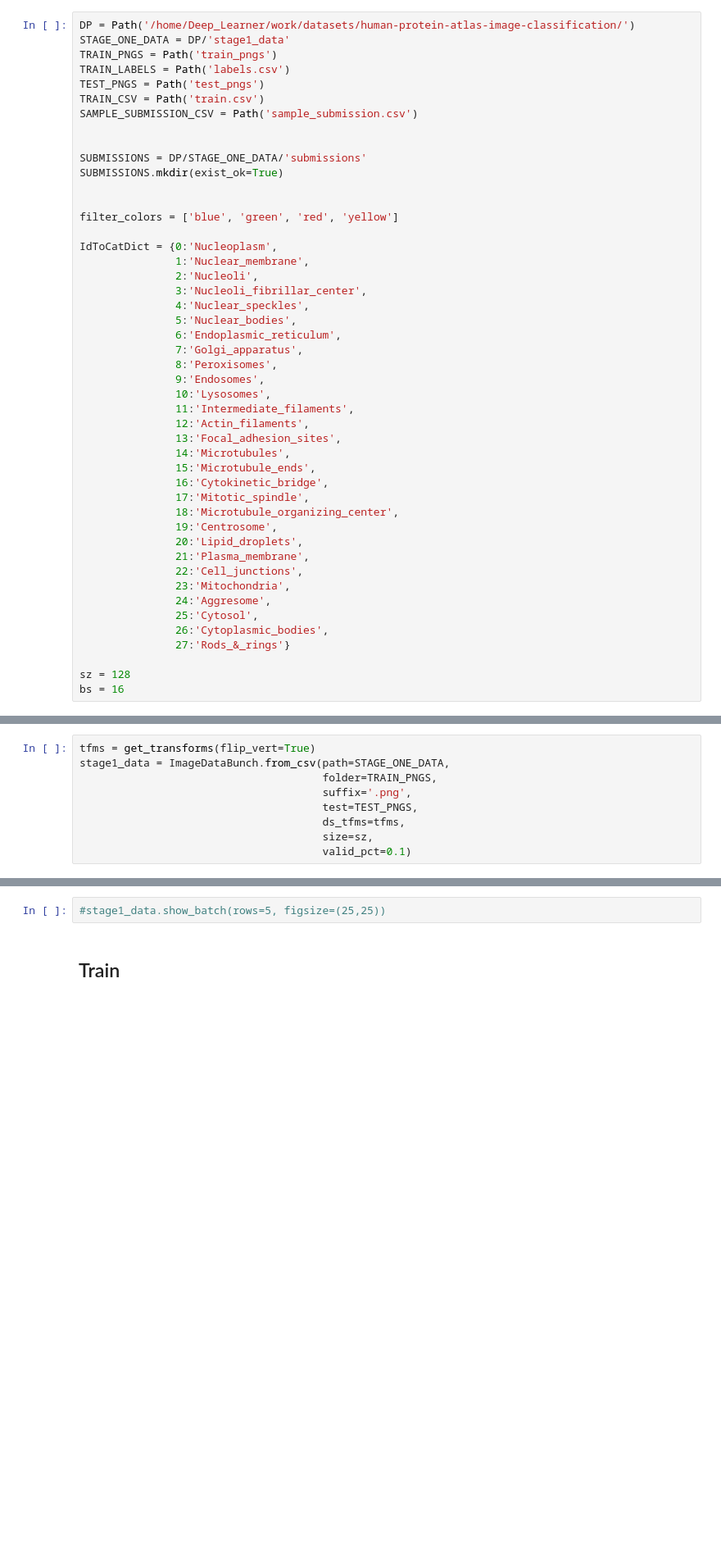
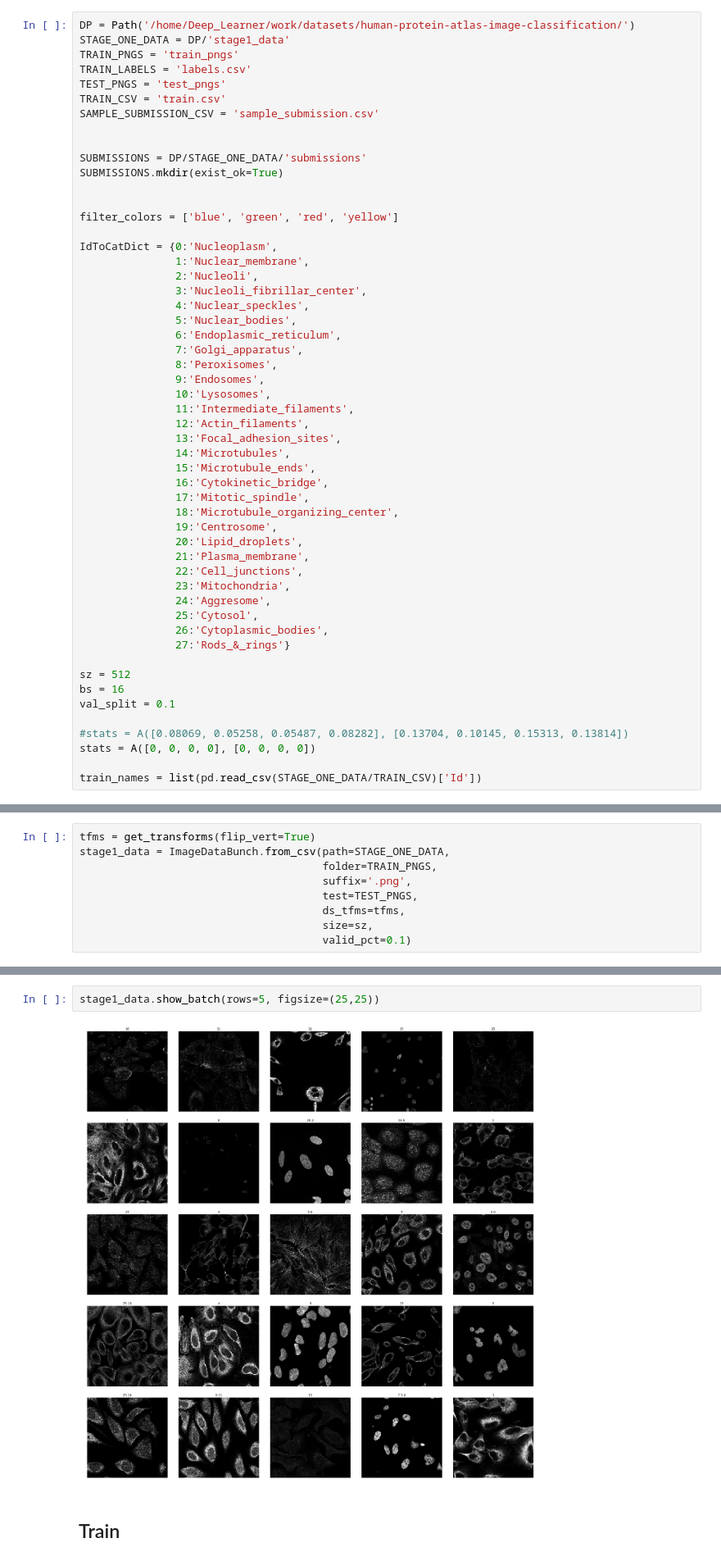
Before and after one commit to ChristophNeuner/human-protein-atlas-image-classification, a Jupyter notebook: hpaic.ipynb, the cells around one changed output, grey strips where cells are left out. Shown at 82% size. Saved outputs shown, nothing was run; the diff lists cells and outputs as text; blank space fills up the shorter version.

```diff
--- a/hpaic.ipynb
+++ b/hpaic.ipynb
@@ -38,11 +74,11 @@ torch.backends.cudnn.benchmark=True
 # %%
 DP = Path('/home/Deep_Learner/work/datasets/human-protein-atlas-image-classification/')
 STAGE_ONE_DATA = DP/'stage1_data'
-TRAIN_PNGS = Path('train_pngs')
-TRAIN_LABELS = Path('labels.csv')
-TEST_PNGS = Path('test_pngs')
-TRAIN_CSV = Path('train.csv')
-SAMPLE_SUBMISSION_CSV = Path('sample_submission.csv')
+TRAIN_PNGS = 'train_pngs'
+TRAIN_LABELS = 'labels.csv'
+TEST_PNGS = 'test_pngs'
+TRAIN_CSV = 'train.csv'
+SAMPLE_SUBMISSION_CSV = 'sample_submission.csv'
 
 
 SUBMISSIONS = DP/STAGE_ONE_DATA/'submissions'
@@ -80,8 +116,14 @@ IdToCatDict = {0:'Nucleoplasm',
                26:'Cytoplasmic_bodies',
                27:'Rods_&_rings'}
 
-sz = 128
+sz = 512
 bs = 16
+val_split = 0.1
+
+#stats = A([0.08069, 0.05258, 0.05487, 0.08282], [0.13704, 0.10145, 0.15313, 0.13814])
+stats = A([0, 0, 0, 0], [0, 0, 0, 0])
+
+train_names = list(pd.read_csv(STAGE_ONE_DATA/TRAIN_CSV)['Id'])
 # %% [markdown]
 # 1st try
 # %% [markdown]
@@ -128,5 +174,7 @@ stage1_data = ImageDataBunch.from_csv(path=STAGE_ONE_DATA,
 # %%
-#stage1_data.show_batch(rows=5, figsize=(25,25))
+stage1_data.show_batch(rows=5, figsize=(25,25))
+# %% [output]
+[figure, added]
 # %% [markdown]
 ## Train
 # %%
```
Also changed, not shown: parts of 20 cells of this notebook.
